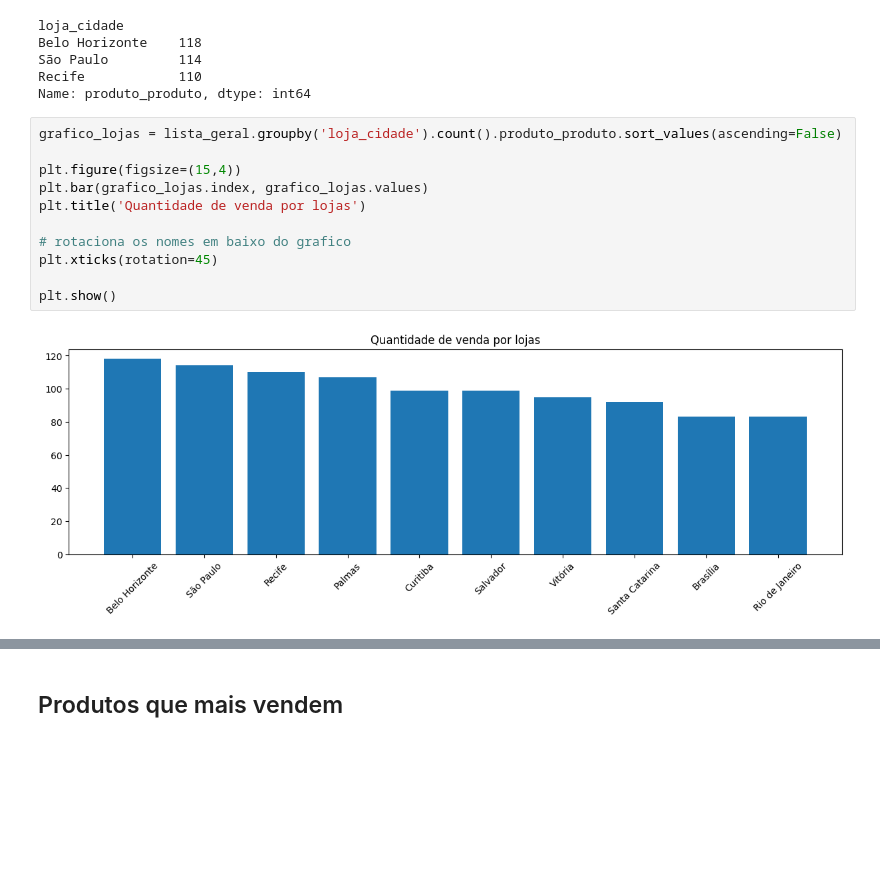
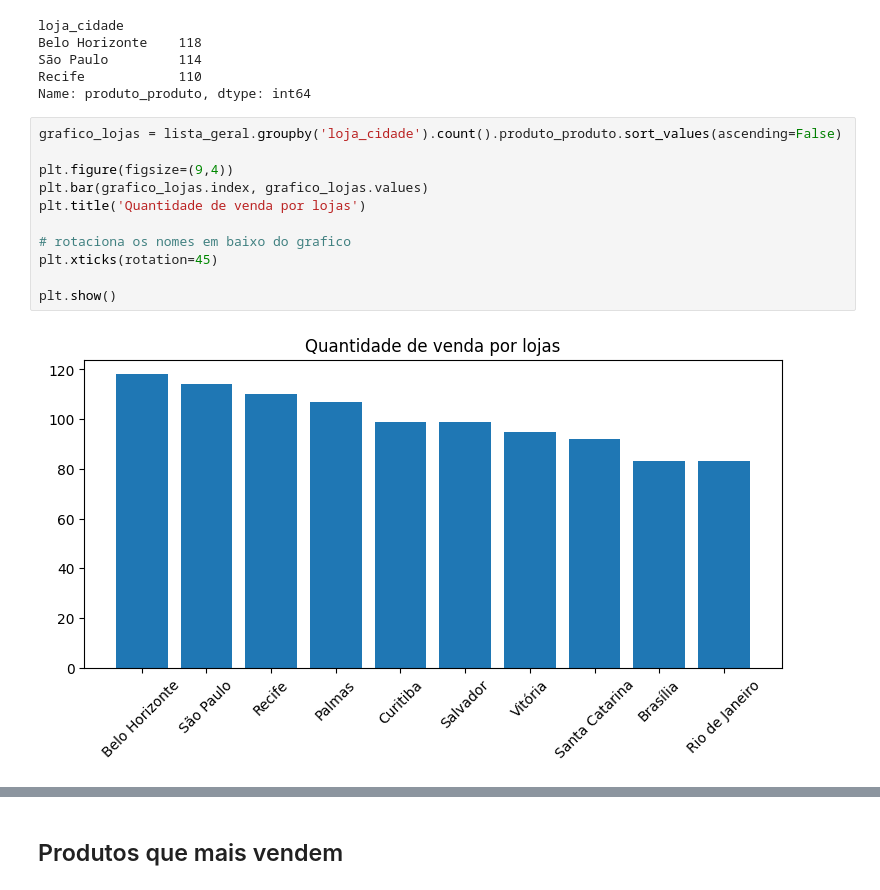
Before and after one commit to Byanna13/Projetos_Python, a Jupyter notebook: temp_04_analise_p1_MODELO.ipynb, the cells around one changed output, grey strips where cells are left out. Cells and saved outputs as stored; diff of their text form; blank space fills up the shorter version.

```diff
--- a/temp_04_analise_p1_MODELO.ipynb
+++ b/temp_04_analise_p1_MODELO.ipynb
@@ -155,16 +155,16 @@ Name: produto_produto, dtype: int64
 # %%
 grafico_lojas = lista_geral.groupby('loja_cidade').count().produto_produto.sort_values(ascending=False)
 
-plt.figure(figsize=(15,4))
+plt.figure(figsize=(9,4))
 plt.bar(grafico_lojas.index, grafico_lojas.values)
 plt.title('Quantidade de venda por lojas')
 
 # rotaciona os nomes em baixo do grafico
 plt.xticks(rotation=45)
 
 plt.show()
 # %% [output]
-[figure, old version]
+[figure, new version]
 # %%
 grafico_lojas = lista_geral.groupby('loja_cidade').count().produto_produto
 
```
Also changed, not shown: parts of 4 cells of this notebook.
